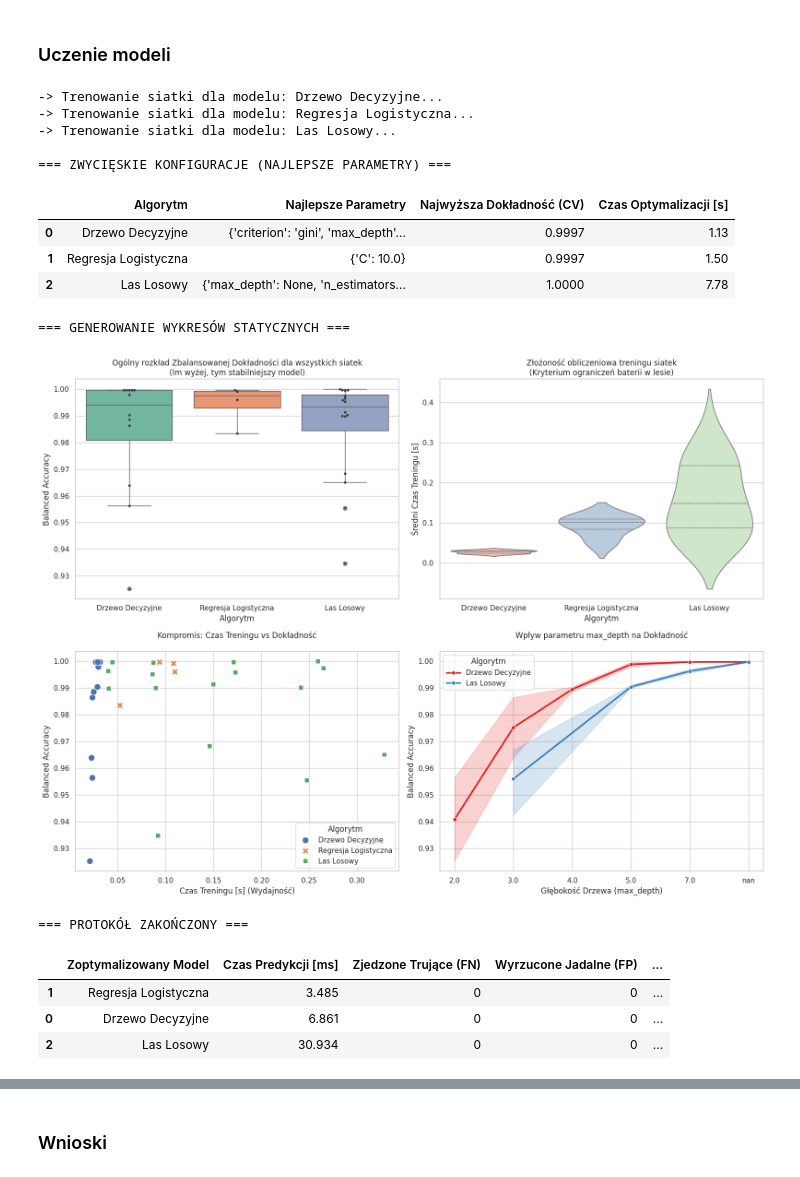
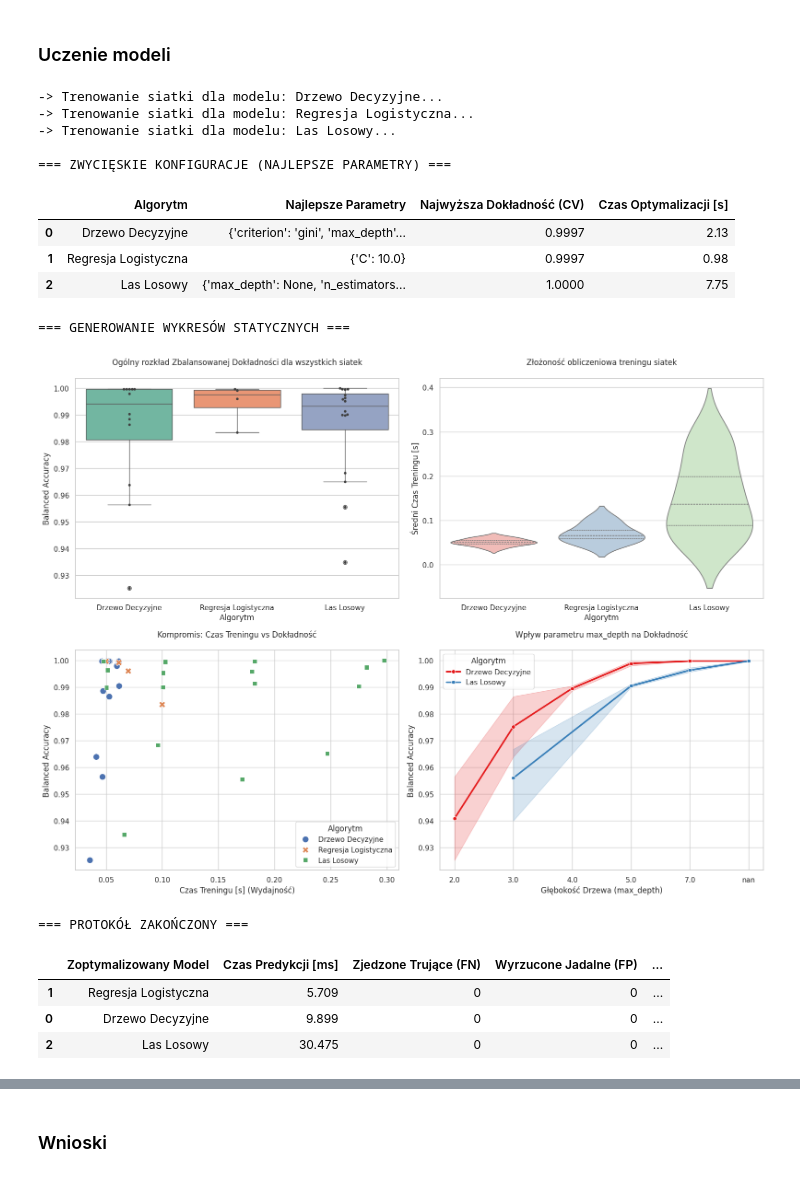
Before and after one commit to Zajecia-na-PWr-LR/lista-5-290czeslaw, a Jupyter notebook: Lab_05.ipynb, the cells around one changed output, grey strips where cells are left out. Drawn from its saved outputs; the diff is of its cells as text; code cells hidden in the pictures.

```diff
--- a/Lab_05.ipynb
+++ b/Lab_05.ipynb
@@ -306,7 +310,7 @@ models = {
         ('prep', preprocessor),
         ('clf', DecisionTreeClassifier(max_depth=4, random_state=42))
     ]),
-    "Regresja Logistyczna (Interpretowalne Wagi)": Pipeline([
+    "Regresja Logistyczna": Pipeline([
         ('prep', preprocessor),
         ('clf', LogisticRegression(max_iter=1000, random_state=42))
     ])
@@ -1063,48 +1059,48 @@ fig, axes = plt.subplots(2, 2, figsize=(16, 12))
 # POPRAWKA: Dodano hue='Algorytm' oraz legend=False
 sns.boxplot(ax=axes[0, 0], data=opt_df, x='Algorytm', y='Zbalansowana Dokładność (CV)', hue='Algorytm', palette='Set2', legend=False)
 sns.swarmplot(ax=axes[0, 0], data=opt_df, x='Algorytm', y='Zbalansowana Dokładność (CV)', color='.25', size=4)
-axes[0, 0].set_title('Ogólny rozkład Zbalansowanej Dokładności dla wszystkich siatek\n(Im wyżej, tym stabilniejszy model)')
+axes[0, 0].set_title('Ogólny rozkład Zbalansowanej Dokładności dla wszystkich siatek\n')
 axes[0, 0].set_ylabel('Balanced Accuracy')
 
 # --- WYKRES 2: Czas Treningu vs Algorytm ---
 # POPRAWKA: Dodano hue='Algorytm' oraz legend=False
 sns.violinplot(ax=axes[0, 1], data=opt_df, x='Algorytm', y='Czas Treningu (Fit Time) [s]', hue='Algorytm', palette='Pastel1', inner='quartile', legend=False)
-axes[0, 1].set_title('Złożoność obliczeniowa treningu siatek\n(Kryterium ograniczeń baterii w lesie)')
+axes[0, 1].set_title('Złożoność obliczeniowa treningu siatek\n')
 axes[0, 1].set_ylabel('Średni Czas Treningu [s]')
 
 # --- WYKRES 3: Trade-off: Dokładność vs Czas (Scatterplot) ---
 sns.scatterplot(ax=axes[1, 0], data=opt_df, x='Czas Treningu (Fit Time) [s]', y='Zbalansowana Dokładność (CV)',
                 hue='Algorytm', style='Algorytm', s=100, palette='deep')
 axes[1, 0].set_title('Kompromis: Czas Treningu vs Dokładność\n')
 axes[1, 0].set_xlabel('Czas Treningu [s] (Wydajność)')
 axes[1, 0].set_ylabel('Balanced Accuracy')
 
 # --- WYKRES 4: Analiza Wpływu max_depth (Dla Drzew i Lasu Losowego) ---
 tree_data = opt_df[opt_df['Algorytm'].isin(['Drzewo Decyzyjne', 'Las Losowy'])].copy()
 tree_data['Głębokość (max_depth)'] = tree_data['Konfiguracja'].apply(lambda x: eval(x).get('max_depth', 'None')).astype(str)
 
 sns.lineplot(ax=axes[1, 1], data=tree_data, x='Głębokość (max_depth)', y='Zbalansowana Dokładność (CV)',
              hue='Algorytm', marker='o', palette='Set1', linewidth=2.5)
 axes[1, 1].set_title('Wpływ parametru max_depth na Dokładność\n')
 axes[1, 1].set_xlabel('Głębokość Drzewa (max_depth)')
 axes[1, 1].set_ylabel('Balanced Accuracy')
 
 plt.tight_layout()
 plt.show()
 
 print("\n=== PROTOKÓŁ ZAKOŃCZONY ===")
 # %% [output]
 -> Trenowanie siatki dla modelu: Drzewo Decyzyjne...
 -> Trenowanie siatki dla modelu: Regresja Logistyczna...
 -> Trenowanie siatki dla modelu: Las Losowy...
 
 === ZWYCIĘSKIE KONFIGURACJE (NAJLEPSZE PARAMETRY) ===
 |  | Algorytm | Najlepsze Parametry | Najwyższa Dokładność (CV) | Czas Optymalizacji [s] |
-| 0 | Drzewo Decyzyjne | {'criterion': 'gini', 'max_depth'... | 0.9997 | 1.13 |
-| 1 | Regresja Logistyczna | {'C': 10.0} | 0.9997 | 1.50 |
-| 2 | Las Losowy | {'max_depth': None, 'n_estimators... | 1.0000 | 7.78 |
+| 0 | Drzewo Decyzyjne | {'criterion': 'gini', 'max_depth'... | 0.9997 | 2.13 |
+| 1 | Regresja Logistyczna | {'C': 10.0} | 0.9997 | 0.98 |
+| 2 | Las Losowy | {'max_depth': None, 'n_estimators... | 1.0000 | 7.75 |
 === GENEROWANIE WYKRESÓW STATYCZNYCH ===
-[figure, old version]
+[figure, new version]
 === PROTOKÓŁ ZAKOŃCZONY ===
 # %%
 final_test_results = []
@@ -1135,6 +1131,6 @@ final_df = final_df.sort_values(by=["Zjedzone Trujące (FN)", "Czas Predykcji [m
 display(final_df)
 # %% [output]
 |  | Zoptymalizowany Model | Czas Predykcji [ms] | Zjedzone Trujące (FN) | Wyrzucone Jadalne (FP) | ... |
-| 1 | Regresja Logistyczna | 3.485 | 0 | 0 | ... |
-| 0 | Drzewo Decyzyjne | 6.861 | 0 | 0 | ... |
-| 2 | Las Losowy | 30.934 | 0 | 0 | ... |
+| 1 | Regresja Logistyczna | 5.709 | 0 | 0 | ... |
+| 0 | Drzewo Decyzyjne | 9.899 | 0 | 0 | ... |
+| 2 | Las Losowy | 30.475 | 0 | 0 | ... |
```
Also changed, not shown: parts of 10 cells of this notebook.
